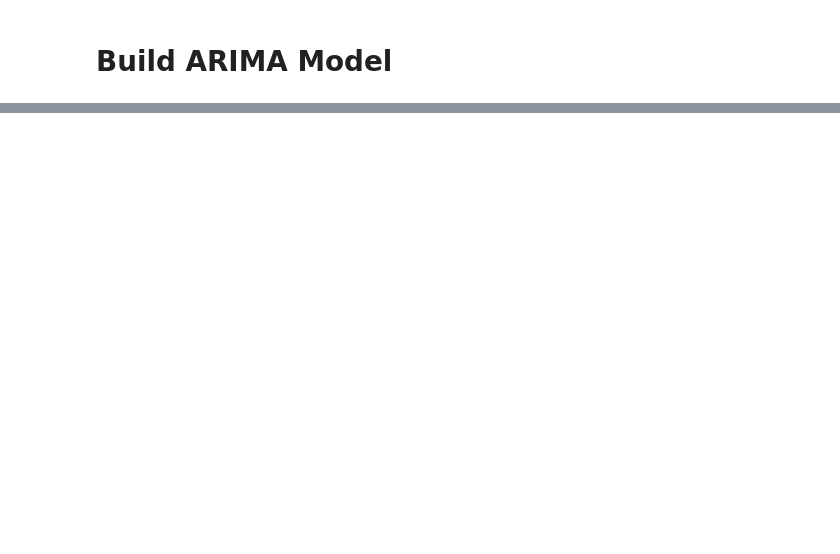
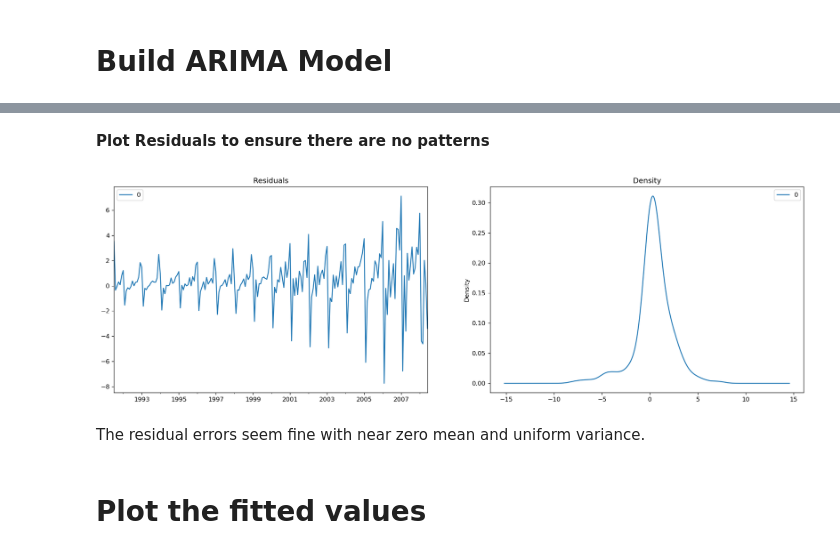
Before and after one commit to neemiasbsilva/datascience-portfolio, a Jupyter notebook: forecasting/notebooks/02_NBS_arima_model.ipynb, the cells around one changed output, grey strips where cells are left out. Saved outputs shown, nothing was run; the diff lists cells and outputs as text; code cells hidden in the pictures; blank space fills up the shorter version.

Commit message:
Building ARIMA model

```diff
--- a/forecasting/notebooks/02_NBS_arima_model.ipynb
+++ b/forecasting/notebooks/02_NBS_arima_model.ipynb
@@ -105,0 +174,3 @@ def plot_autocorrelation(df: pd.DataFrame, title: str):
+# %%
+df_data = df_data.set_index("date")
+df_data.head()
@@ -105,0 +185,3 @@ def plot_autocorrelation(df: pd.DataFrame, title: str):
+# %%
+df_data.index = pd.DatetimeIndex(df_data.index.values,
+                               freq=df_data.index.inferred_freq)
@@ -105,0 +214,4 @@ def plot_autocorrelation(df: pd.DataFrame, title: str):
+# %%
+model = ARIMA(df_data, order=(1, 1, 1))
+history = model.fit()
+history.summary()
@@ -105,0 +237,22 @@ def plot_autocorrelation(df: pd.DataFrame, title: str):
+# %% [markdown]
+**Plot Residuals to ensure there are no patterns**
+# %%
+def plot_residuals(residual):
+    """This function plot the residual of the ARIMA model
+
+    Arguments:
+        residual: the residual of the ARIMA model
+    """
+    df_res = pd.DataFrame(residual)
+    fig, ax = plt.subplots(1, 2, figsize=(20, 6), dpi=120)
+    df_res.plot(title="Residuals", ax=ax[0])
+    df_res.plot(kind="kde", title="Density", ax=ax[1])
+    plt.show()
+# %%
+plot_residuals(history.resid)
+# %% [output]
+[figure, added]
+# %% [markdown]
+The residual errors seem fine with near zero mean and uniform variance.
+# %% [markdown]
+# Plot the fitted values
```
Also changed, not shown: parts of 21 cells of this notebook.
